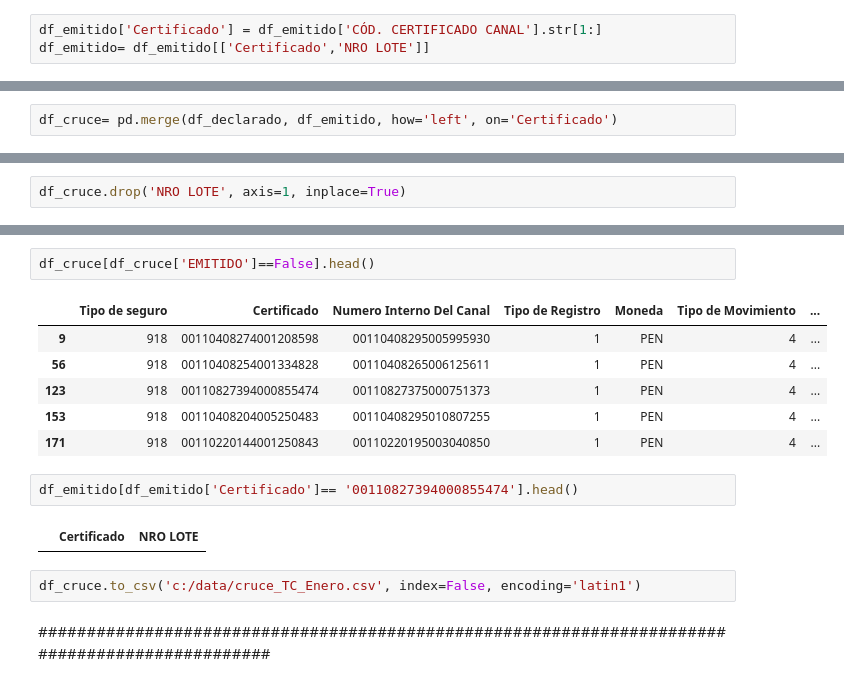
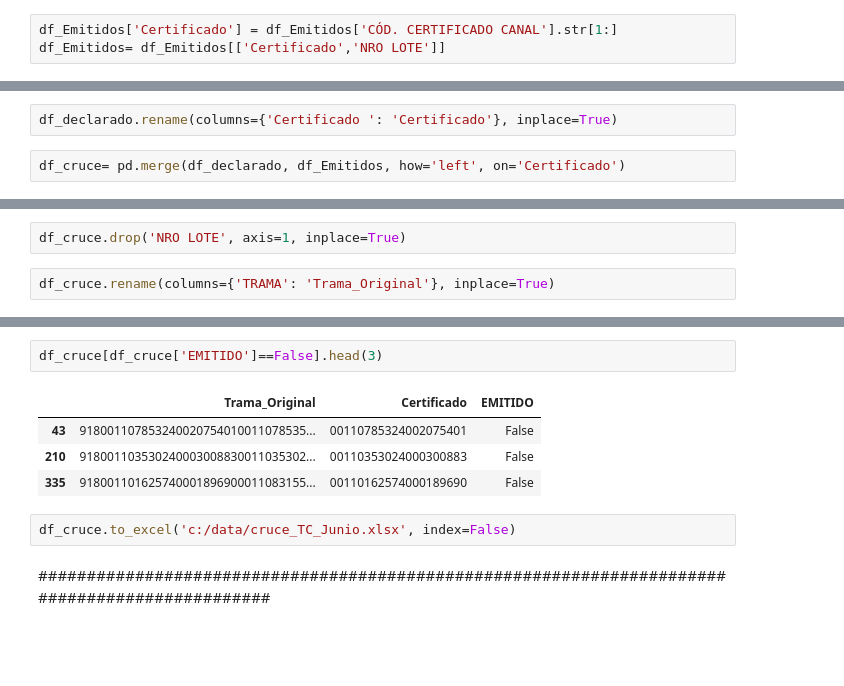
Before and after one commit to nelvinvelazco/PROYECTO-RIMAC, a Jupyter notebook: ETL_desgravamen_TC.ipynb, the cells around one changed output, grey strips where cells are left out. Cells and saved outputs as stored; diff of their text form; blank space fills up the shorter version.

Commit message:
Cruces declarados con Emitidos

```diff
--- a/ETL_desgravamen_TC.ipynb
+++ b/ETL_desgravamen_TC.ipynb
@@ -79,4 +136,4 @@ df_emitido.head(3)
 # %%
-df_emitido['Certificado'] = df_emitido['CÓD. CERTIFICADO CANAL'].str[1:]
-df_emitido= df_emitido[['Certificado','NRO LOTE']]
+df_Emitidos['Certificado'] = df_Emitidos['CÓD. CERTIFICADO CANAL'].str[1:]
+df_Emitidos= df_Emitidos[['Certificado','NRO LOTE']]
 # %%
@@ -89,5 +162,7 @@ df_emitido.head(3)
+# %%
+df_declarado.rename(columns={'Certificado ': 'Certificado'}, inplace=True)
 # %%
-df_cruce= pd.merge(df_declarado, df_emitido, how='left', on='Certificado')
+df_cruce= pd.merge(df_declarado, df_Emitidos, how='left', on='Certificado')
 # %%
 df_cruce.head(3)
 # %% [output]
@@ -137,5 +205,7 @@ df_cruce.head(3)
 # %%
 df_cruce.drop('NRO LOTE', axis=1, inplace=True)
+# %%
+df_cruce.rename(columns={'TRAMA': 'Trama_Original'}, inplace=True)
 # %%
 df_cruce.head(3)
 # %% [output]
@@ -146,18 +216,12 @@ df_cruce.head(3)
 # %%
-df_cruce[df_cruce['EMITIDO']==False].head()
+df_cruce[df_cruce['EMITIDO']==False].head(3)
 # %% [output]
-|  | Tipo de seguro | Certificado | Numero Interno Del Canal | Tipo de Registro | Moneda | Tipo de Movimiento | ... |
-| 9 | 918 | 00110408274001208598 | 00110408295005995930 | 1 | PEN | 4 | ... |
-| 56 | 918 | 00110408254001334828 | 00110408265006125611 | 1 | PEN | 4 | ... |
-| 123 | 918 | 00110827394000855474 | 00110827375000751373 | 1 | PEN | 4 | ... |
-| 153 | 918 | 00110408204005250483 | 00110408295010807255 | 1 | PEN | 4 | ... |
-| 171 | 918 | 00110220144001250843 | 00110220195003040850 | 1 | PEN | 4 | ... |
+|  | Trama_Original | Certificado | EMITIDO |
+| 43 | 918001107853240020754010011078535... | 00110785324002075401 | False |
+| 210 | 918001103530240003008830011035302... | 00110353024000300883 | False |
+| 335 | 918001101625740001896900011083155... | 00110162574000189690 | False |
-# %%
-df_emitido[df_emitido['Certificado']== '00110827394000855474'].head()
-# %% [output]
-|  | Certificado | NRO LOTE |
 # %%
-df_cruce.to_csv('c:/data/cruce_TC_Enero.csv', index=False, encoding='latin1')
+df_cruce.to_excel('c:/data/cruce_TC_Junio.xlsx', index=False)
 # %% [markdown]
 ###############################################################################################
 # %%
```
Also changed, not shown: parts of 24 cells of this notebook, 1 other file.
